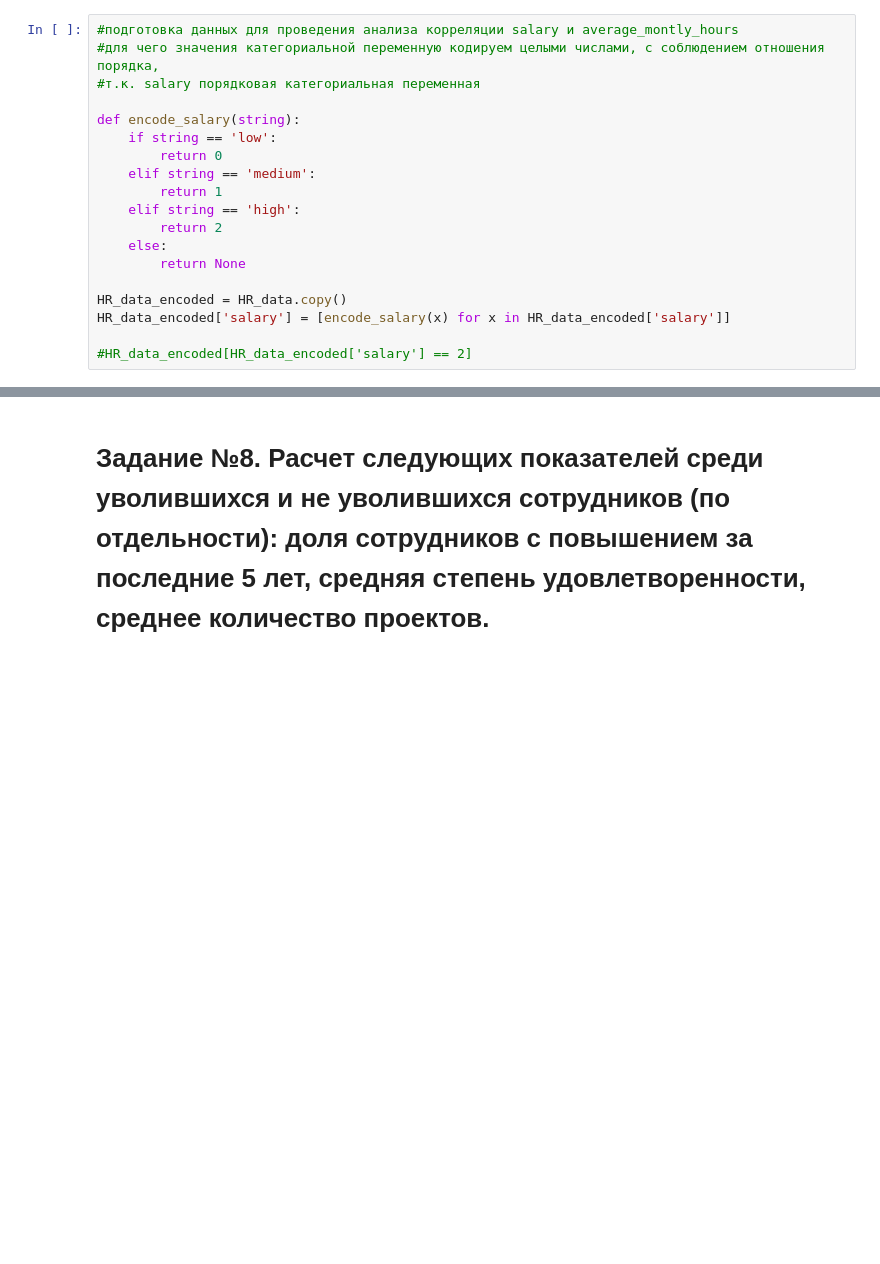
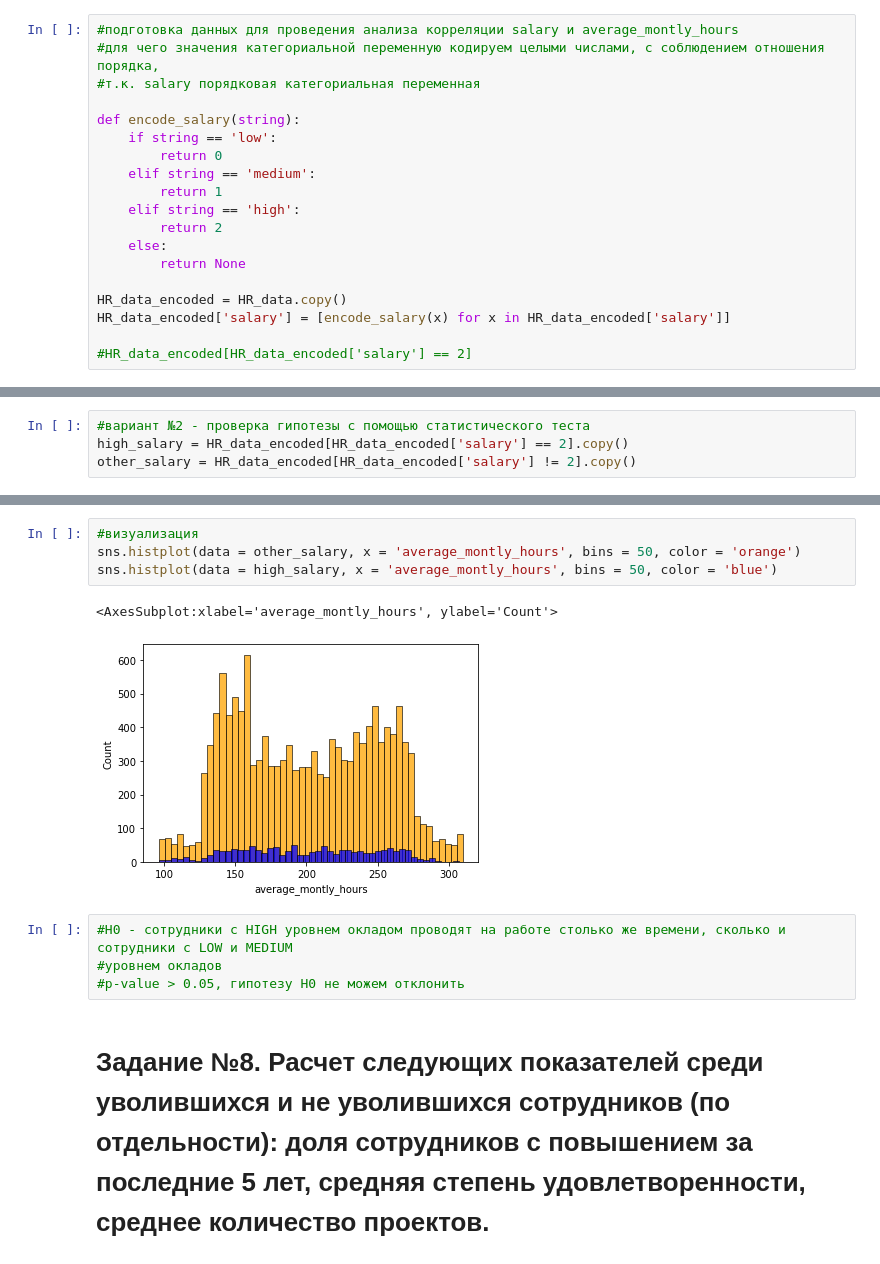
Before and after one commit to MILearning2021/PythonForDataScience, a Jupyter notebook: diplom/diplom.ipynb, the cells around one changed output, grey strips where cells are left out. Cells and saved outputs as stored; diff of their text form; blank space fills up the shorter version.

```diff
--- a/diplom/diplom.ipynb
+++ b/diplom/diplom.ipynb
@@ -350,0 +357,4 @@ print('Подтверждается вывод о слабой зависимо
+# %%
+#вариант №2 - проверка гипотезы с помощью статистического теста
+high_salary = HR_data_encoded[HR_data_encoded['salary'] == 2].copy()
+other_salary = HR_data_encoded[HR_data_encoded['salary'] != 2].copy()
@@ -351,3 +373,14 @@ print('Подтверждается вывод о слабой зависимо
+# %%
+#визуализация
+sns.histplot(data = other_salary, x = 'average_montly_hours', bins = 50, color = 'orange')
+sns.histplot(data = high_salary, x = 'average_montly_hours', bins = 50, color = 'blue')
+# %% [output]
+<AxesSubplot:xlabel='average_montly_hours', ylabel='Count'>
+[figure, added]
+# %%
+#H0 - сотрудники с HIGH уровнем окладом проводят на работе столько же времени, сколько и сотрудники с LOW и MEDIUM
+#уровнем окладов
+#p-value > 0.05, гипотезу H0 не можем отклонить
 # %% [markdown]
 <a id="Calculation_of_indicators"></a>
 # Задание №8. Расчет следующих показателей среди уволившихся и не уволившихся сотрудников (по отдельности): доля сотрудников с повышением за последние 5 лет, средняя степень удовлетворенности, среднее количество проектов.
```
Also changed, not shown: parts of 7 cells of this notebook, 4 other files.
